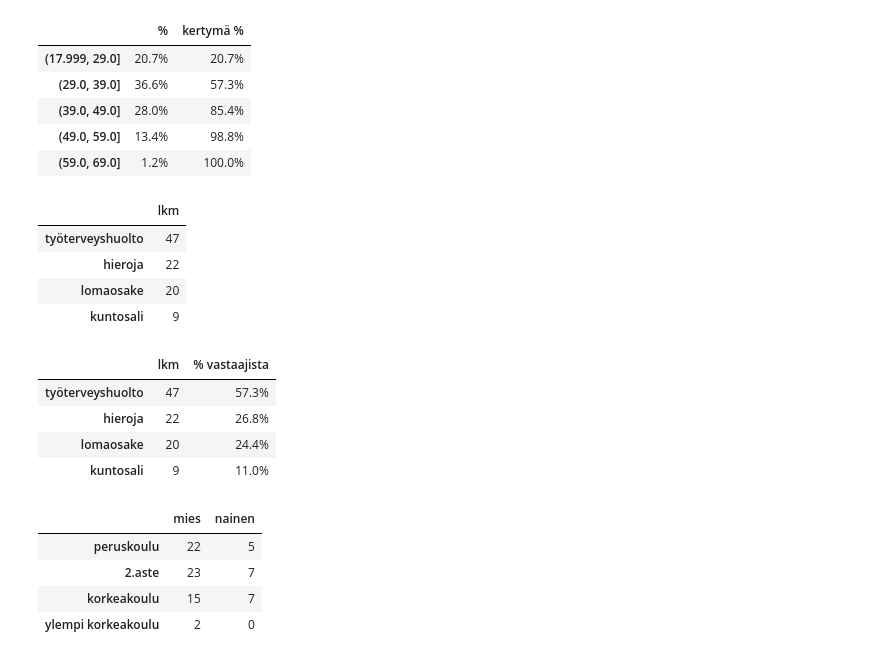
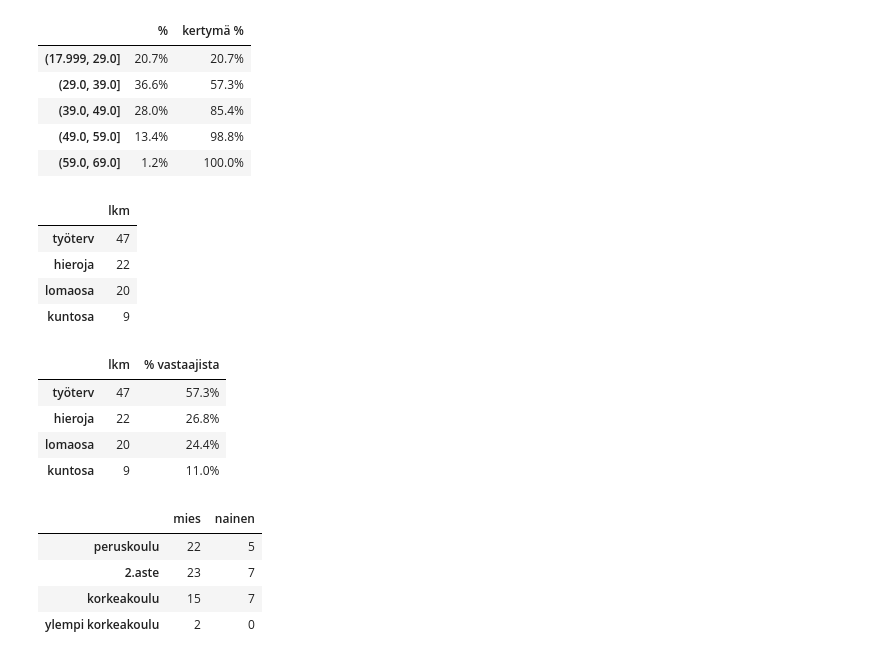
Before and after one commit to taanila/tilastoapu, a Jupyter notebook: lkm.ipynb, the cells around one changed output. Cells and saved outputs as stored; diff of their text form; code cells hidden in the pictures.

```diff
--- a/lkm.ipynb
+++ b/lkm.ipynb
@@ -2,6 +2,6 @@
 # Lukumääriä ja prosentteja
 # %%
 import pandas as pd
-df = pd.read_excel('http://www.elisanet.fi/taanila/data1.xlsx', sheet_name = 'Data')
+df = pd.read_excel('http://taanila.fi/data1.xlsx', sheet_name = 'Data')
 df.head()
 # %% [output]
@@ -103,24 +103,24 @@ df4.style.format('{:.1%}')
 | (59.0, 69.0] | 1.2% | 100.0% |
 # %%
 #monivalintakysymyksen valintojen lukumäärät suuruusjärjestyksessä
-df5 = df[['työterveyshuolto','lomaosake','kuntosali','hieroja']].sum().sort_values(ascending = False).to_frame()
+df5 = df[['työterv','lomaosa','kuntosa','hieroja']].sum().sort_values(ascending = False).to_frame()
 df5 = df5.rename(columns = {0: 'lkm'})
 df5.style.format('{:.0f}')
 # %% [output]
 |  | lkm |
-| työterveyshuolto | 47 |
+| työterv | 47 |
 | hieroja | 22 |
-| lomaosake | 20 |
-| kuntosali | 9 |
+| lomaosa | 20 |
+| kuntosa | 9 |
 # %%
 #prosenttia vastaajien kokonaismäärästä
 df5['% vastaajista'] = df5['lkm'] / df.shape[0]
 df5.style.format({'% vastaajista':'{:.1%}'})
 # %% [output]
 |  | lkm | % vastaajista |
-| työterveyshuolto | 47 | 57.3% |
+| työterv | 47 | 57.3% |
 | hieroja | 22 | 26.8% |
-| lomaosake | 20 | 24.4% |
-| kuntosali | 9 | 11.0% |
+| lomaosa | 20 | 24.4% |
+| kuntosa | 9 | 11.0% |
 # %%
 #ristiintaulukointi
```
Also changed, not shown: parts of 7 cells of this notebook.
